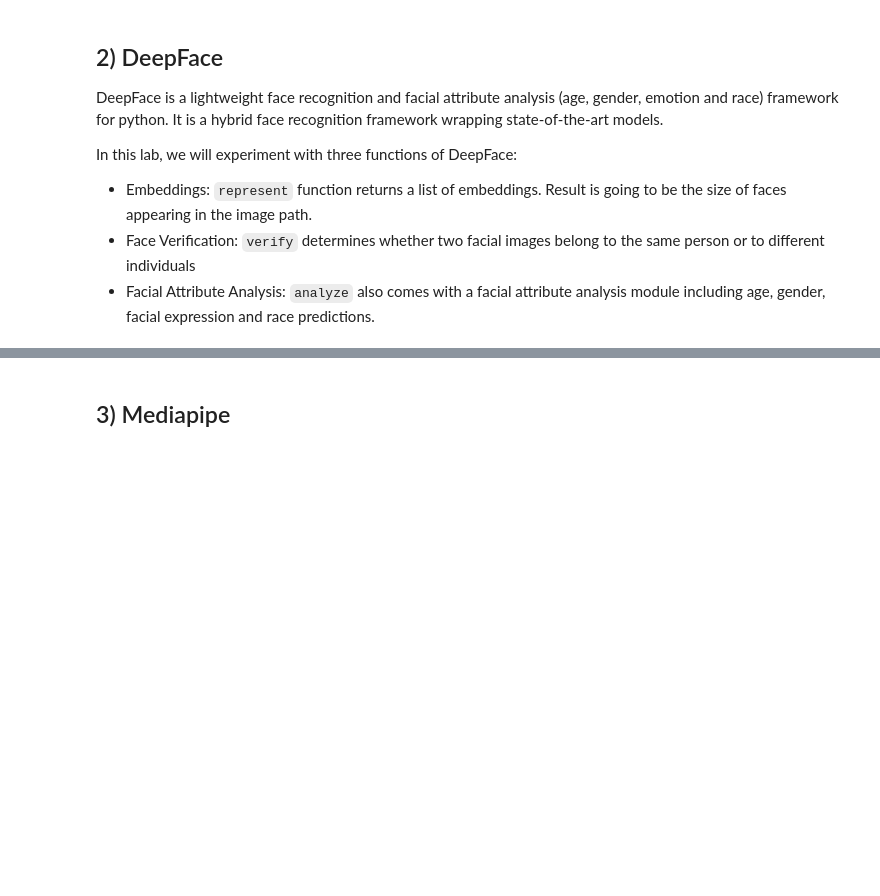
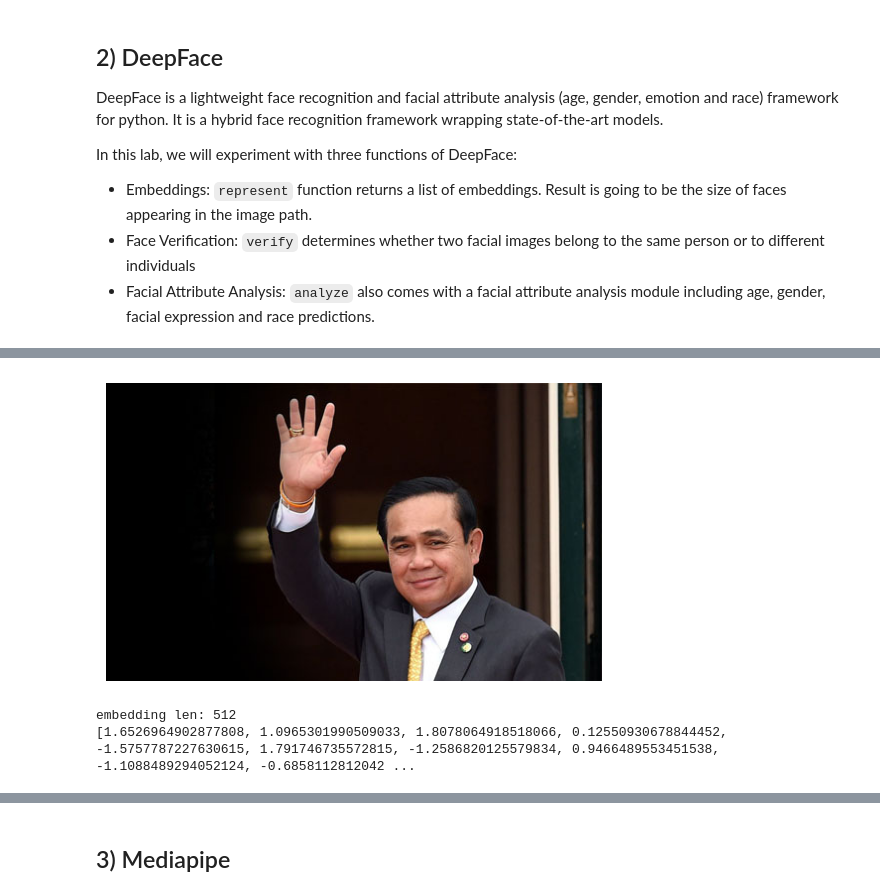
Before and after one commit to pvateekul/digitalhealth-ai2025, a Jupyter notebook: code/Class07_ASR&FaceRecognition/Lab_7_2_FaceRecognition.ipynb, the cells around one changed output, grey strips where cells are left out. Cells and saved outputs as stored; diff of their text form; code cells hidden in the pictures; blank space fills up the shorter version.

```diff
--- a/code/Class07_ASR&FaceRecognition/Lab_7_2_FaceRecognition.ipynb
+++ b/code/Class07_ASR&FaceRecognition/Lab_7_2_FaceRecognition.ipynb
@@ -161,6 +186,18 @@ for identity, images in tqdm.tqdm(database.items()):
+# %%
+# Show image
+img = mpimg.imread(database["prayut"][4])
+plt.imshow(img)
+plt.axis("off")  # Hide axes
+plt.show()
+# %% [output]
+[figure, added]
 # %%
 # embedding vector
-embedding
+print(f"embedding len: {len(embedding)}")
+print(embedding)
+# %% [output]
+embedding len: 512
+[1.6526964902877808, 1.0965301990509033, 1.8078064918518066, 0.12550930678844452, -1.5757787227630615, 1.791746735572815, -1.2586820125579834, 0.9466489553451538, -1.1088489294052124, -0.6858112812042 ...
 # %%
 # To simplify visualization, we apply PCA to project the features into 2D space
 # Where images of the same person in the dataset are clustered closely together.
```
Also changed, not shown: parts of 14 cells of this notebook.
